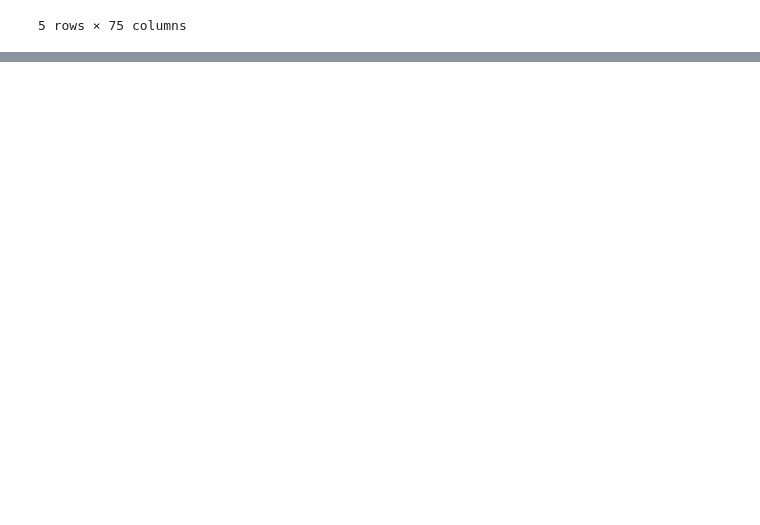
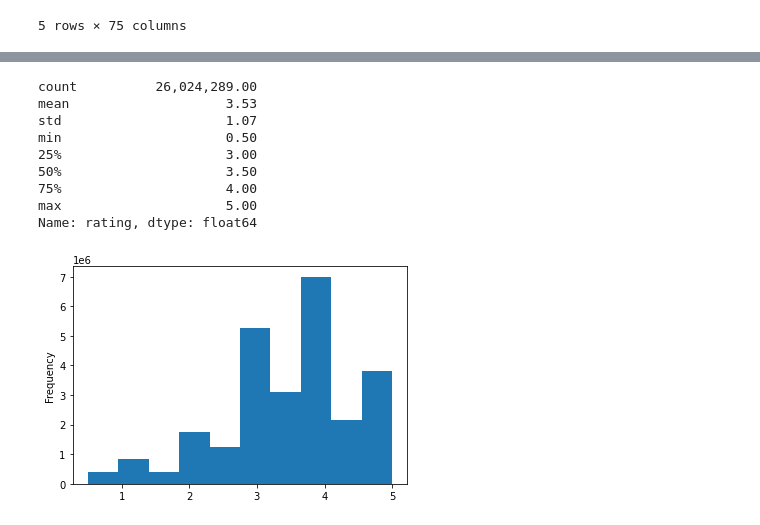
Before and after one commit to montsecruz9/Movies-ETL, a Jupyter notebook: ETL.ipynb, the cells around one changed output, grey strips where cells are left out. Saved outputs shown, nothing was run; the diff lists cells and outputs as text; code cells hidden in the pictures; blank space fills up the shorter version.

Commit message:
Updating code
Cleaning data

```diff
--- a/ETL.ipynb
+++ b/ETL.ipynb
@@ -189,0 +725,22 @@ sorted(wiki_movies_df.columns.tolist())
+# %%
+# Converting to datetime data type
+pd.to_datetime(ratings['timestamp'], unit='s')
+
+# Assigning the data to the 'timestamp' column
+ratings['timestamp'] = pd.to_datetime(ratings['timestamp'], unit='s')
+# %%
+# Get the statistics of the ratings to check if there are any errors.
+pd.options.display.float_format = '{:20,.2f}'.format
+ratings['rating'].plot(kind='hist')
+ratings['rating'].describe()
+# %% [output]
+count          26,024,289.00
+mean                    3.53
+std                     1.07
+min                     0.50
+25%                     3.00
+50%                     3.50
+75%                     4.00
+max                     5.00
+Name: rating, dtype: float64
+[figure, added]
```
Also changed, not shown: parts of 45 cells of this notebook.
